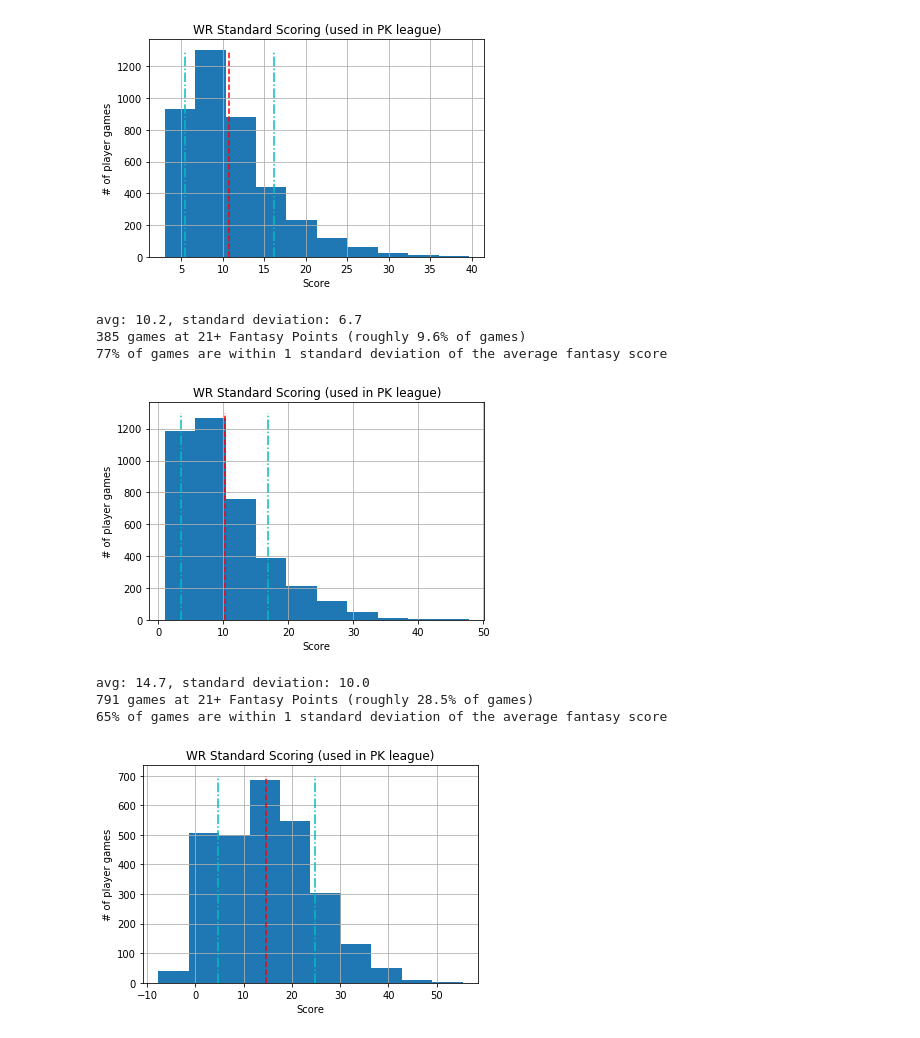
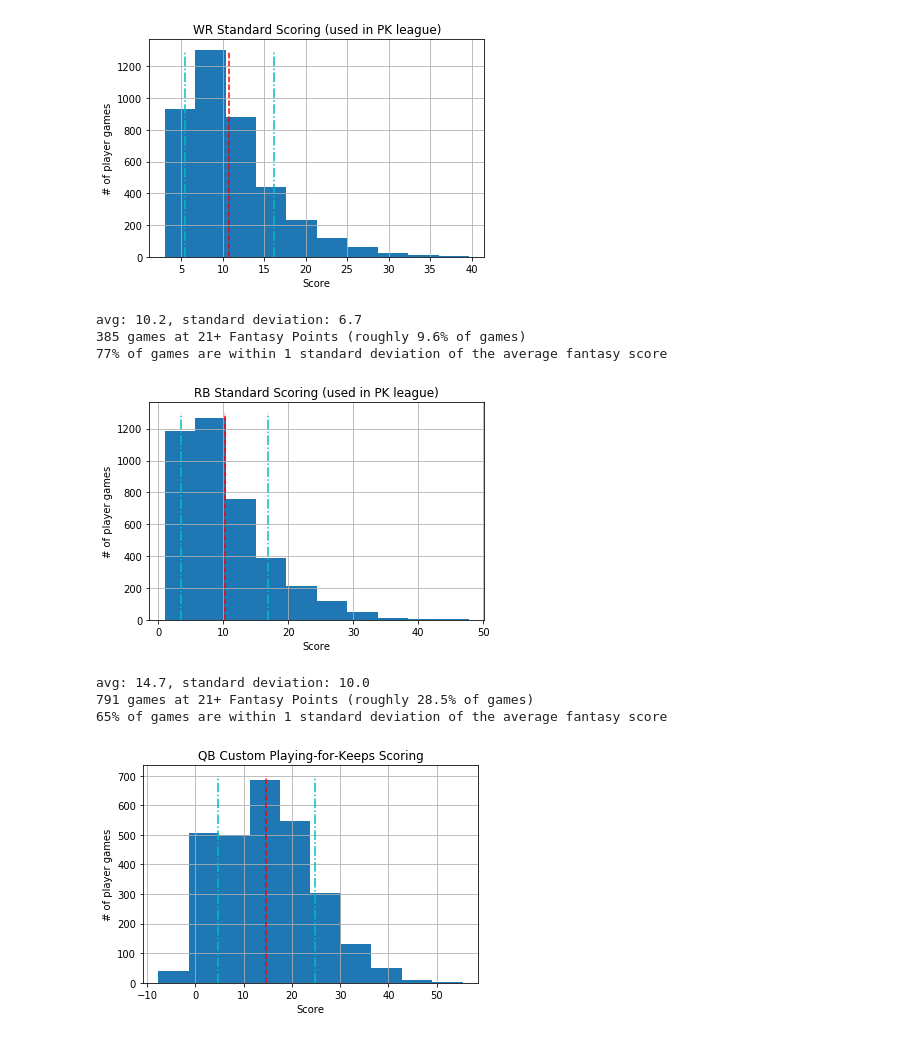
Before and after one commit to wspurgin/fantasy_football_stats, a Jupyter notebook: Fantasy Football Defense Stat Scrapper.ipynb, the cells around one changed output. Cells and saved outputs as stored; diff of their text form; code cells hidden in the pictures.

Commit message:
Fix QB/RB graph titles
Remove build files

```diff
--- a/Fantasy Football Defense Stat Scrapper.ipynb
+++ b/Fantasy Football Defense Stat Scrapper.ipynb
@@ -434,24 +434,24 @@ avg: 10.8, standard deviation: 5.4
 # %%
 avg = rb_df.FPts.mean()
 std = rb_df.FPts.std()
 rb_df.FPts.hist()
-plt.title("WR Standard Scoring (used in PK league)")
+plt.title("RB Standard Scoring (used in PK league)")
 plt.vlines([avg, avg + std, avg - std], 0, 1300, ['r', 'c', 'c'], ['dashed', 'dashdot', 'dashdot'])
 plt.xlabel("Score")
 plt.ylabel("# of player games")
 print("avg: {:.1f}, standard deviation: {:.1f}".format(avg, std))
 print("{} games at 21+ Fantasy Points (roughly {:.1%} of games)".format(rb_df.where(rb_df.FPts > 20).G.count(), rb_df.where(rb_df.FPts > 20).G.count() / rb_df.G.count()))
 print("{0:.0%} of games are within 1 standard deviation of the average fantasy score".format(rb_df.where(rb_df.FPts >= (avg - std)).where(rb_df.FPts <= (avg + std)).G.count() / rb_df.G.count()))
 # %% [output]
 avg: 10.2, standard deviation: 6.7
 385 games at 21+ Fantasy Points (roughly 9.6% of games)
 77% of games are within 1 standard deviation of the average fantasy score
-[figure, old version]
+[figure, new version]
 # %%
 avg = qb_df.CustFPts.mean()
 std = qb_df.CustFPts.std()
 qb_df.CustFPts.hist()
-plt.title("WR Standard Scoring (used in PK league)")
+plt.title("QB Custom Playing-for-Keeps Scoring")
 plt.vlines([avg, avg + std, avg - std], 0, 700, ['r', 'c', 'c'], ['dashed', 'dashdot', 'dashdot'])
 plt.xlabel("Score")
 plt.ylabel("# of player games")
@@ -462,4 +462,4 @@ print("{0:.0%} of games are within 1 standard deviation of the average fantasy s
 avg: 14.7, standard deviation: 10.0
 791 games at 21+ Fantasy Points (roughly 28.5% of games)
 65% of games are within 1 standard deviation of the average fantasy score
-[figure, old version]
+[figure, new version]
```
Also changed, not shown: 5 other files.
